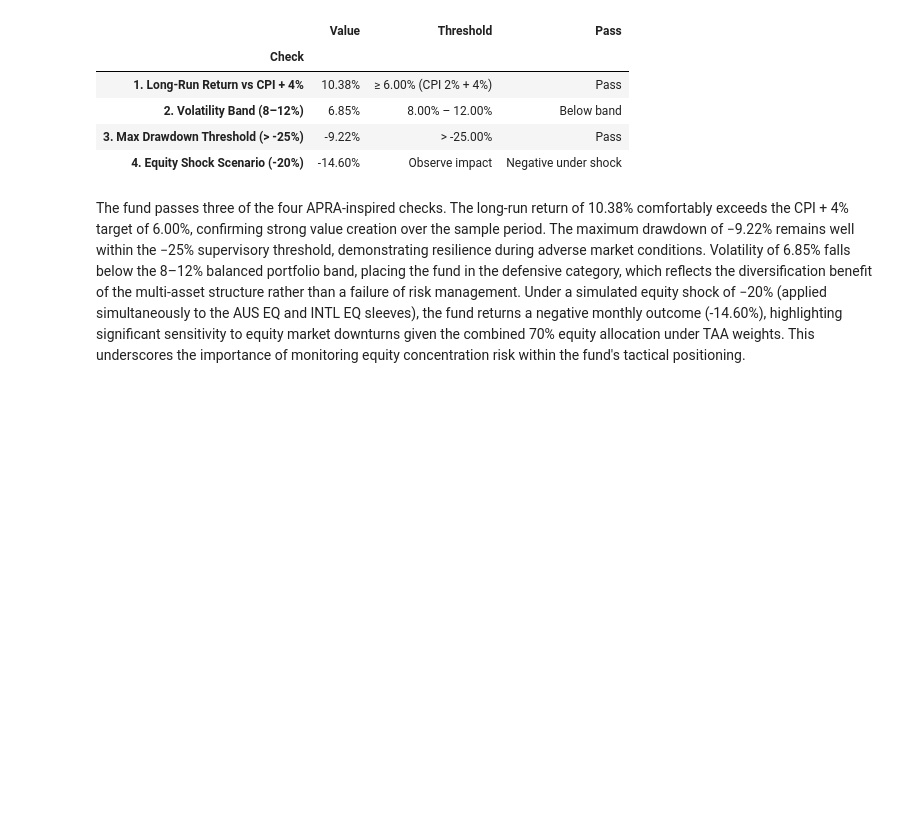
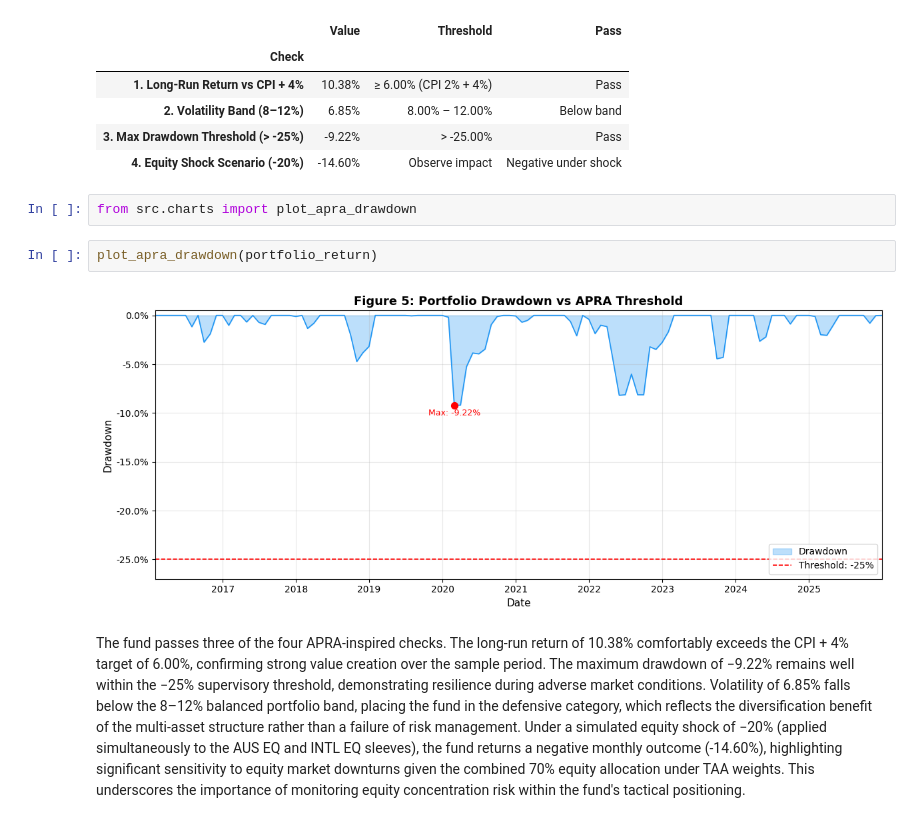
Before and after one commit to afperry2/FINM3422-Group-8-Task-2, a Jupyter notebook: notebook/multi-asset_portfolio_performance_report.ipynb, the cells around one changed output. Cells and saved outputs as stored; diff of their text form; blank space fills up the shorter version.

Commit message:
adding graph

```diff
--- a/notebook/multi-asset_portfolio_performance_report.ipynb
+++ b/notebook/multi-asset_portfolio_performance_report.ipynb
@@ -82,6 +82,12 @@ apra_table
 | 2. Volatility Band (8–12%) | 6.85% | 8.00% – 12.00% | Below band |
 | 3. Max Drawdown Threshold (> -25%) | -9.22% | > -25.00% | Pass |
 | 4. Equity Shock Scenario (-20%) | -14.60% | Observe impact | Negative under shock |
+# %%
+from src.charts import plot_apra_drawdown
+# %%
+plot_apra_drawdown(portfolio_return)
+# %% [output]
+[figure, added]
 # %% [markdown]
 The fund passes three of the four APRA-inspired checks. The long-run return of 10.38% comfortably exceeds the CPI + 4% target of 6.00%, confirming strong value creation over the sample period. The maximum drawdown of −9.22% remains well within the −25% supervisory threshold, demonstrating resilience during adverse market conditions. Volatility of 6.85% falls below the 8–12% balanced portfolio band, placing the fund in the defensive category, which reflects the diversification benefit of the multi-asset structure rather than a failure of risk management. Under a simulated equity shock of −20% (applied simultaneously to the AUS EQ and INTL EQ sleeves), the fund returns a negative monthly outcome (-14.60%), highlighting significant sensitivity to equity market downturns given the combined 70% equity allocation under TAA weights. This underscores the importance of monitoring equity concentration risk within the fund's tactical positioning.
 # %% [markdown]
```
Also changed, not shown: parts of 3 cells of this notebook, 1 other file.
